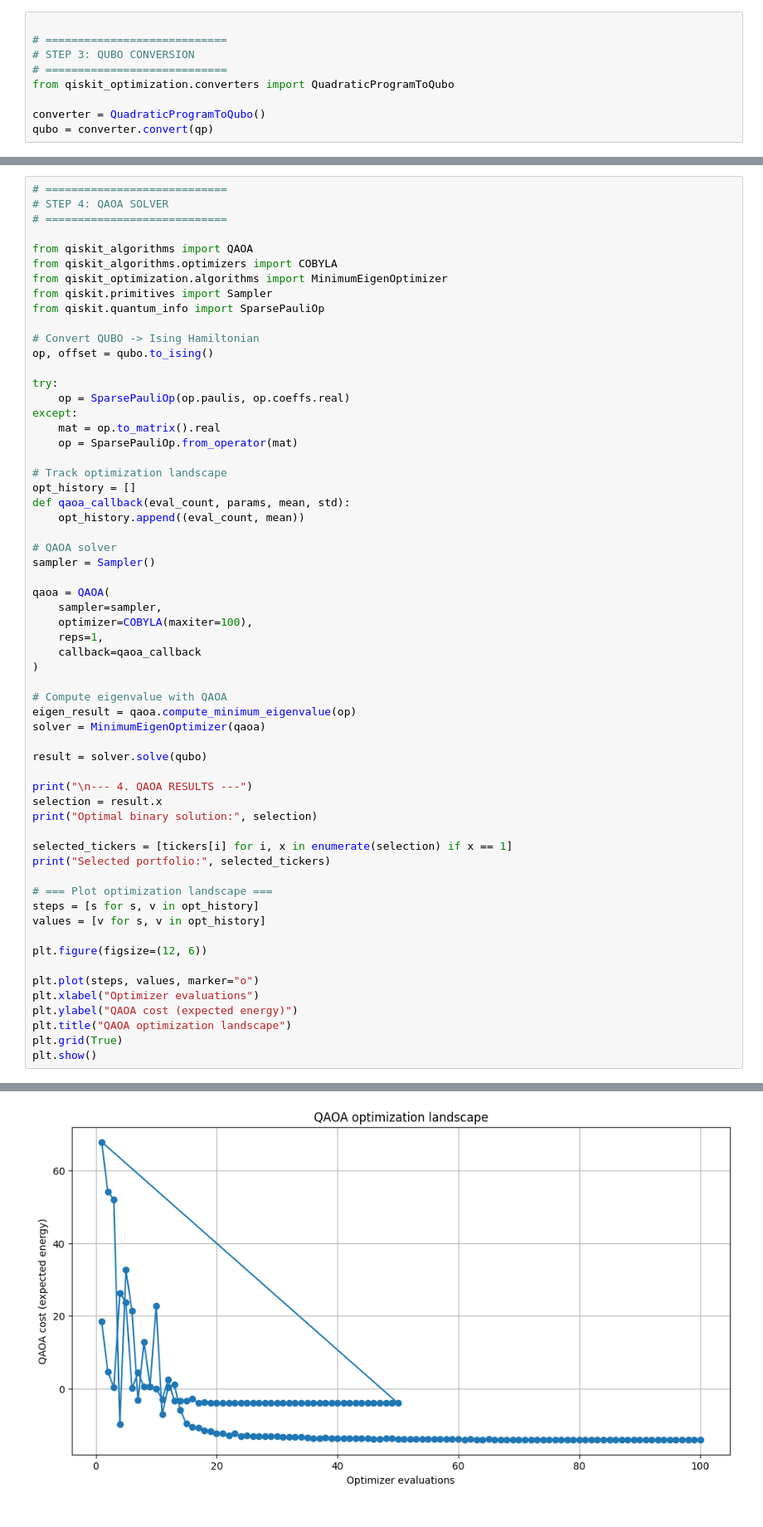
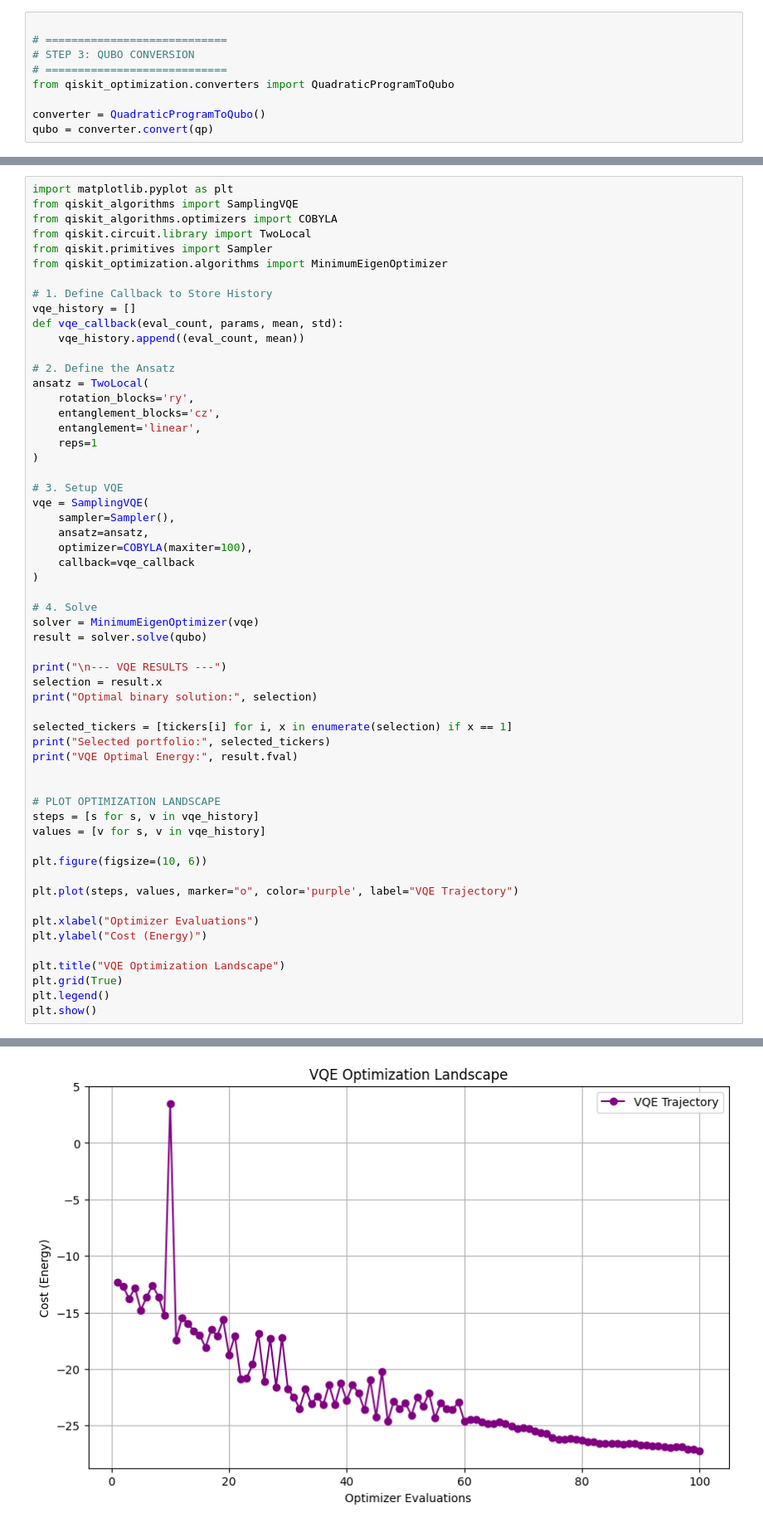
Before and after one commit to shyam-003/Quantum-Inspired-Optimization-Projects, a Jupyter notebook: Portfolio-Optimization-Problem/qpo_vqe.ipynb, the cells around one changed output, grey strips where cells are left out. Shown at 83% size. Drawn from its saved outputs; the diff is of its cells as text.

Commit message:
solve qpo using VQE

```diff
--- a/Portfolio-Optimization-Problem/qpo_vqe.ipynb
+++ b/Portfolio-Optimization-Problem/qpo_vqe.ipynb
@@ -82,61 +93,58 @@ qubo = converter.convert(qp)
 # %%
-# ============================
-# STEP 4: QAOA SOLVER
-# ============================
+import matplotlib.pyplot as plt
+from qiskit_algorithms import SamplingVQE
+from qiskit_algorithms.optimizers import COBYLA
+from qiskit.circuit.library import TwoLocal
+from qiskit.primitives import Sampler
+from qiskit_optimization.algorithms import MinimumEigenOptimizer
 
-from qiskit_algorithms import QAOA
-from qiskit_algorithms.optimizers import COBYLA
-from qiskit_optimization.algorithms import MinimumEigenOptimizer
-from qiskit.primitives import Sampler
-from qiskit.quantum_info import SparsePauliOp
+# 1. Define Callback to Store History
+vqe_history = []
+def vqe_callback(eval_count, params, mean, std):
+    vqe_history.append((eval_count, mean))
 
-# Convert QUBO -> Ising Hamiltonian
-op, offset = qubo.to_ising()
-
-try:
-    op = SparsePauliOp(op.paulis, op.coeffs.real)
-except:
-    mat = op.to_matrix().real
-    op = SparsePauliOp.from_operator(mat)
-
-# Track optimization landscape
-opt_history = []
-def qaoa_callback(eval_count, params, mean, std):
-    opt_history.append((eval_count, mean))
-
-# QAOA solver
-sampler = Sampler()
-
-qaoa = QAOA(
-    sampler=sampler,
-    optimizer=COBYLA(maxiter=100),
-    reps=1,
-    callback=qaoa_callback
+# 2. Define the Ansatz
+ansatz = TwoLocal(
+    rotation_blocks='ry',
+    entanglement_blocks='cz',
+    entanglement='linear',
+    reps=1
 )
 
-# Compute eigenvalue with QAOA
-eigen_result = qaoa.compute_minimum_eigenvalue(op)
-solver = MinimumEigenOptimizer(qaoa)
+# 3. Setup VQE
+vqe = SamplingVQE(
+    sampler=Sampler(),
+    ansatz=ansatz,
+    optimizer=COBYLA(maxiter=100),
+    callback=vqe_callback
+)
 
+# 4. Solve
+solver = MinimumEigenOptimizer(vqe)
 result = solver.solve(qubo)
 
-print("\n--- 4. QAOA RESULTS ---")
+print("\n--- VQE RESULTS ---")
 selection = result.x
 print("Optimal binary solution:", selection)
 
 selected_tickers = [tickers[i] for i, x in enumerate(selection) if x == 1]
 print("Selected portfolio:", selected_tickers)
+print("VQE Optimal Energy:", result.fval)
 
-# === Plot optimization landscape ===
-steps = [s for s, v in opt_history]
-values = [v for s, v in opt_history]
 
-plt.figure(figsize=(12, 6))
+# PLOT OPTIMIZATION LANDSCAPE
+steps = [s for s, v in vqe_history]
+values = [v for s, v in vqe_history]
 
-plt.plot(steps, values, marker="o")
-plt.xlabel("Optimizer evaluations")
-plt.ylabel("QAOA cost (expected energy)")
-plt.title("QAOA optimization landscape")
+plt.figure(figsize=(10, 6))
+
+plt.plot(steps, values, marker="o", color='purple', label="VQE Trajectory")
+
+plt.xlabel("Optimizer Evaluations")
+plt.ylabel("Cost (Energy)")
+
+plt.title("VQE Optimization Landscape")
 plt.grid(True)
+plt.legend()
 plt.show()
 # %% [output]
@@ -146 +155 @@ Selected portfolio: ['AAPL', 'GOOGL', 'NVDA', 'JPM', 'V']
-[figure, old version]
+[figure, new version]
```
Also changed, not shown: parts of 9 cells of this notebook.
